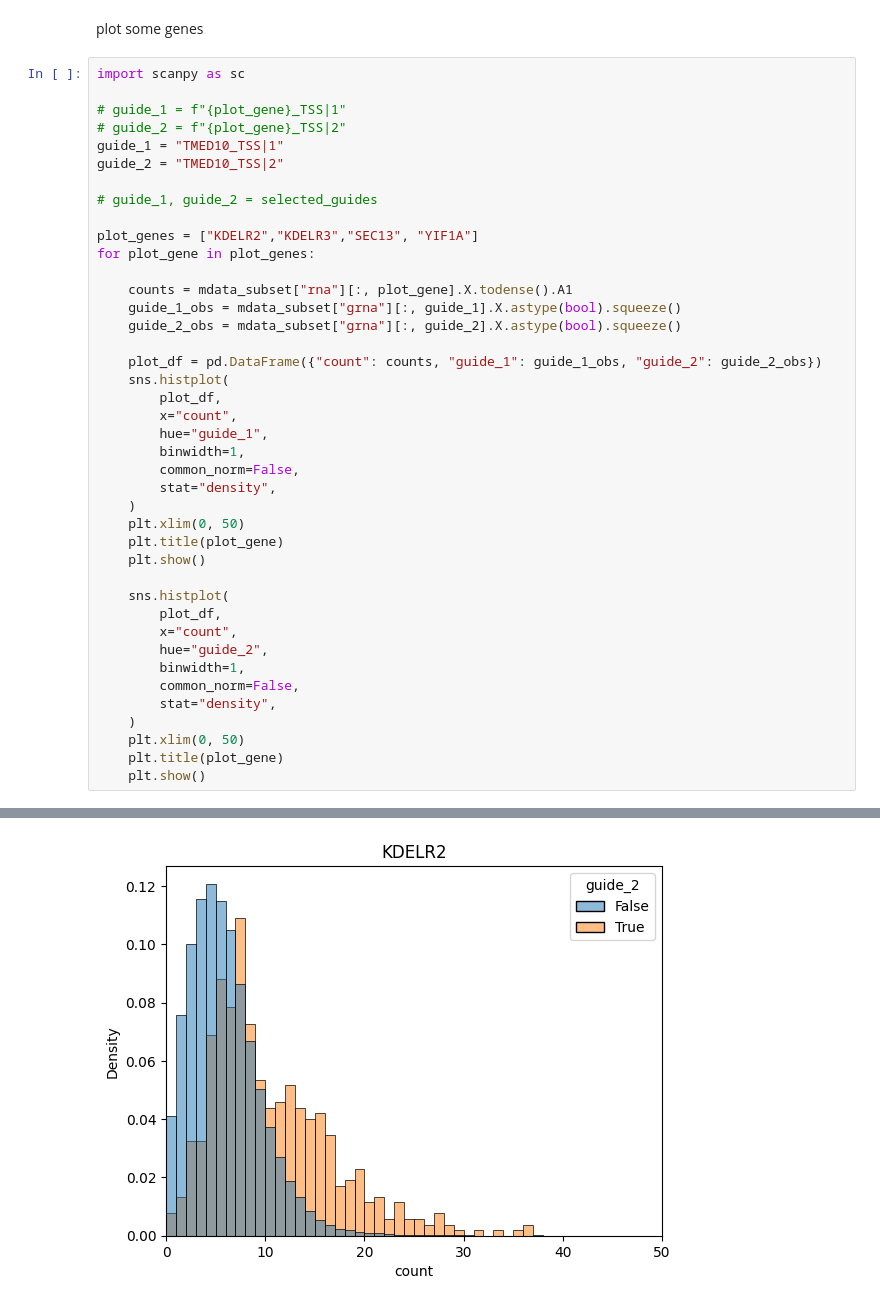
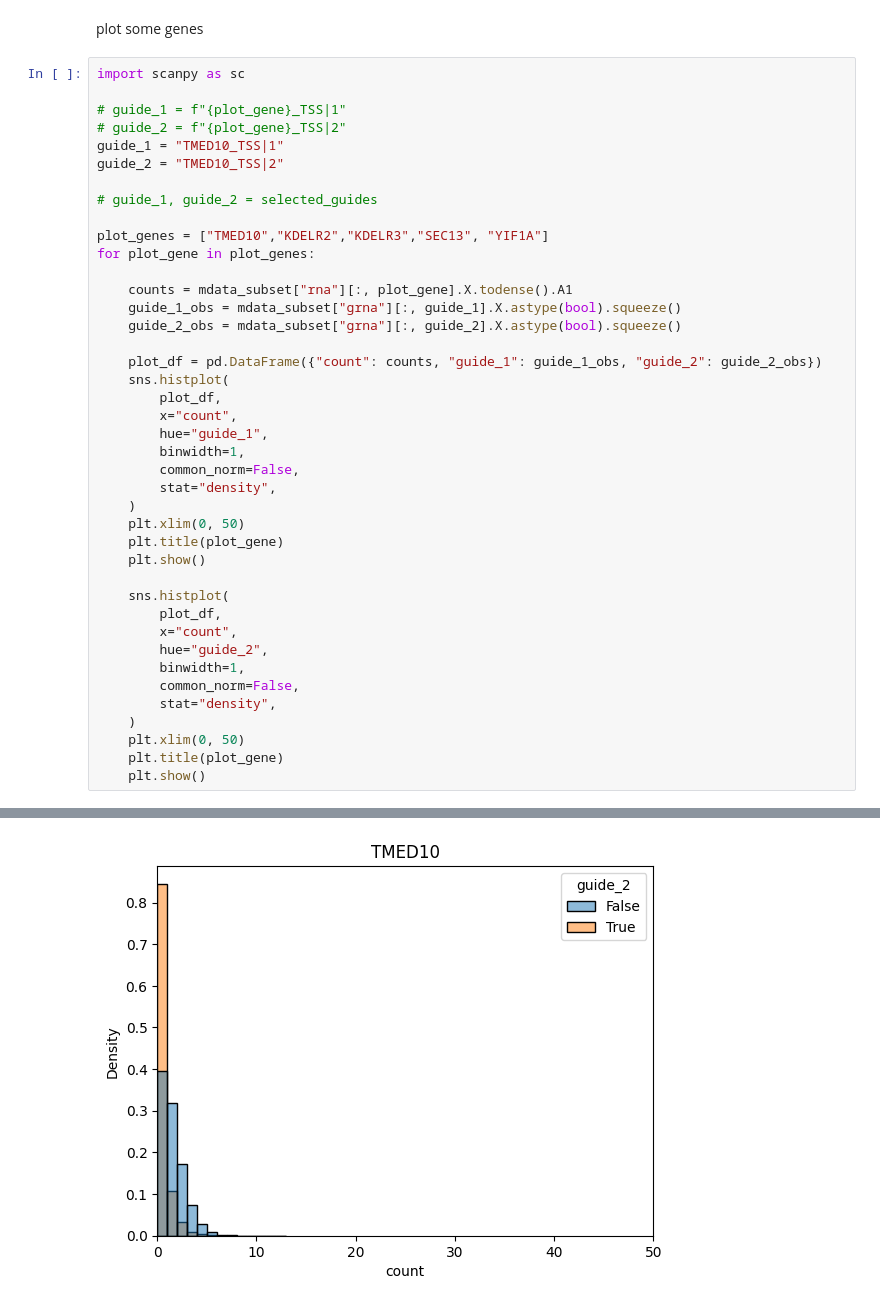
Before and after one commit to pinellolab/PerTurbo, a Jupyter notebook: reproducibility/gasperini_pilot.ipynb, the cells around one changed output, grey strips where cells are left out. Saved outputs shown, nothing was run; the diff lists cells and outputs as text.

```diff
--- a/reproducibility/gasperini_pilot.ipynb
+++ b/reproducibility/gasperini_pilot.ipynb
@@ -405,7 +391,7 @@ guide_2 = "TMED10_TSS|2"
 
 # guide_1, guide_2 = selected_guides
 
-plot_genes = ["KDELR2","KDELR3","SEC13", "YIF1A"]
+plot_genes = ["TMED10","KDELR2","KDELR3","SEC13", "YIF1A"]
 for plot_gene in plot_genes:
 
     counts = mdata_subset["rna"][:, plot_gene].X.todense().A1
@@ -441 +427 @@ for plot_gene in plot_genes:
-[figure, old version]
+[figure, new version]
```
Also changed, not shown: parts of 3 cells of this notebook, 1 other file.
